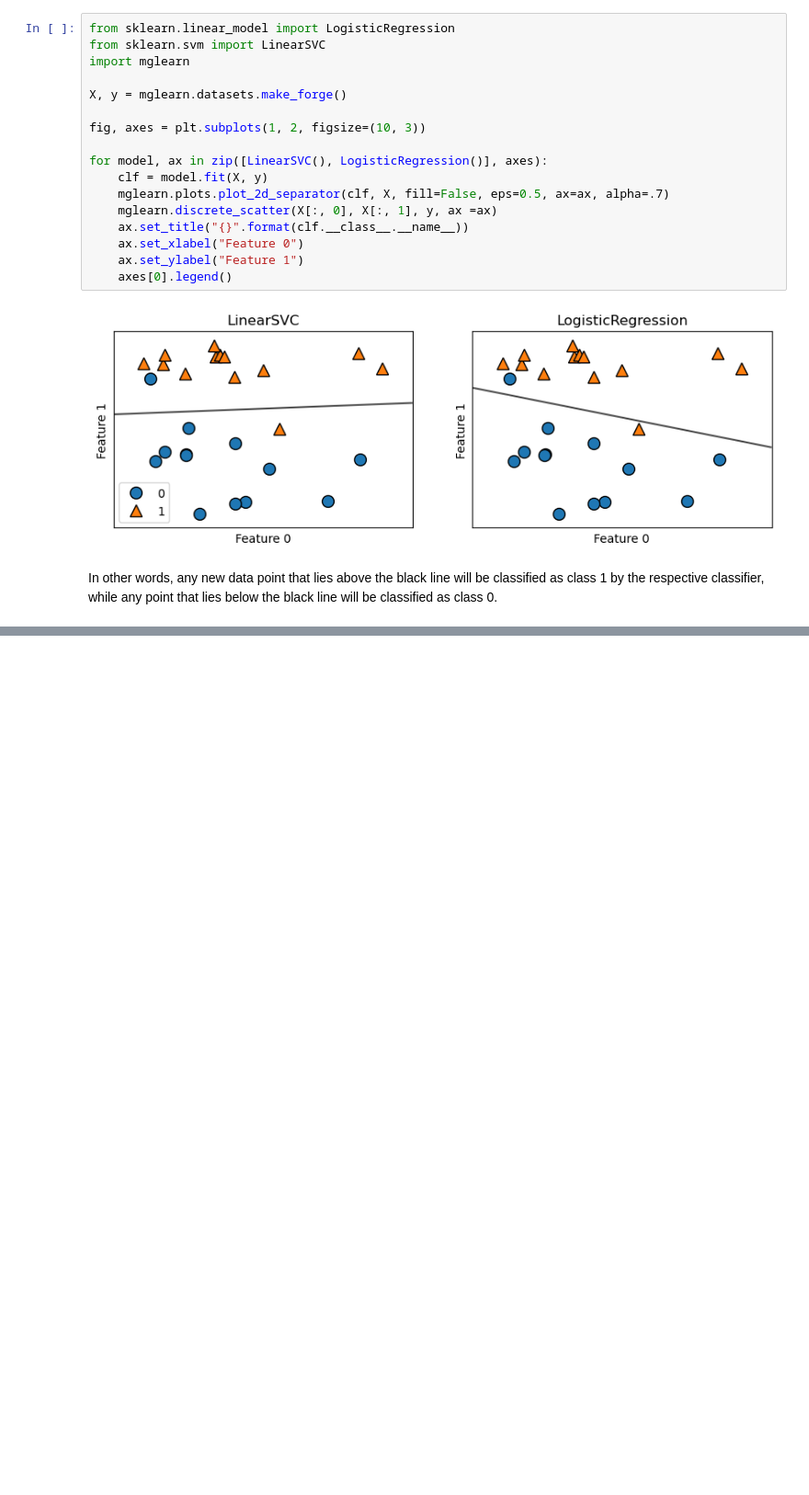
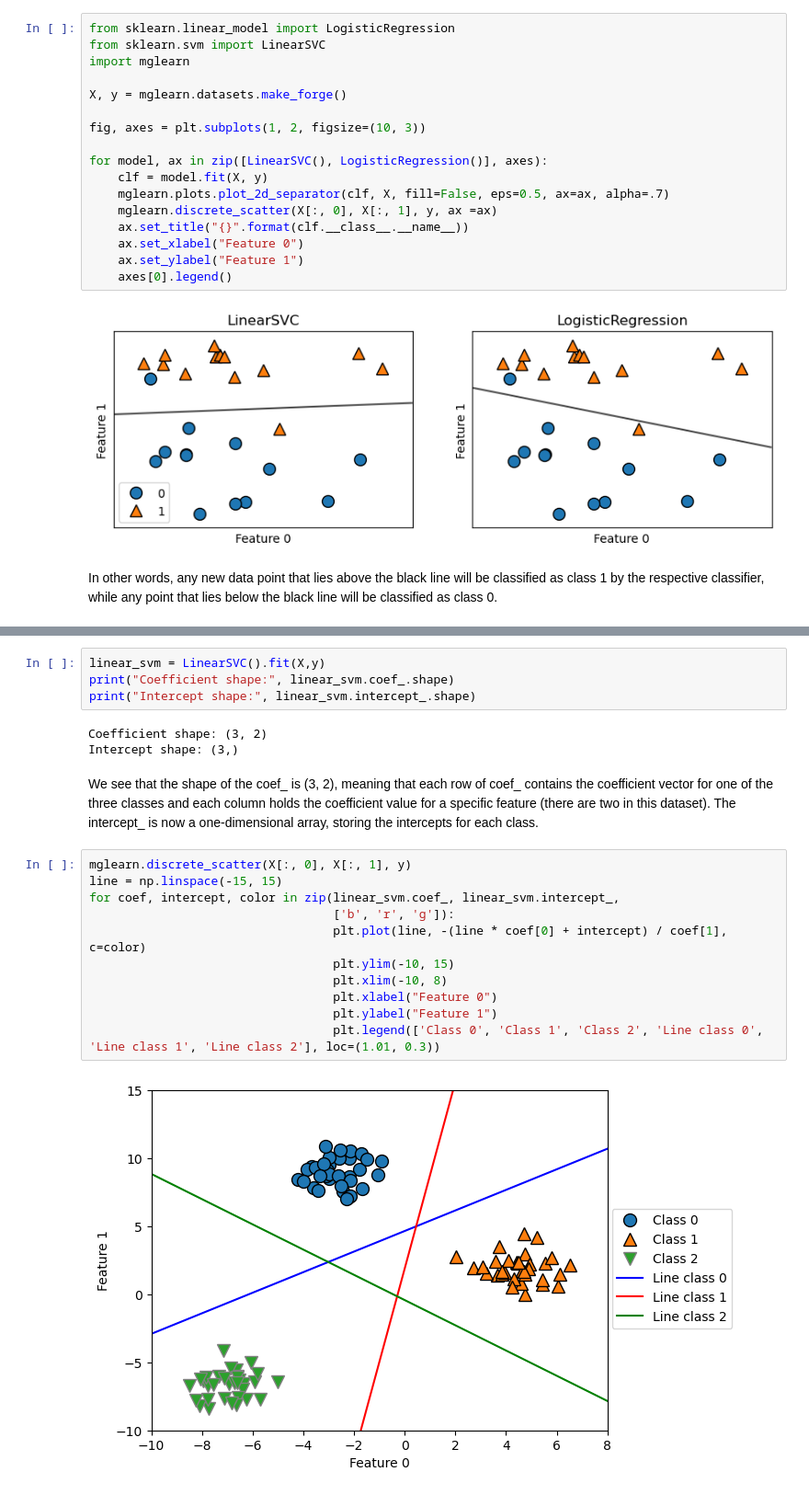
Before and after one commit to saurbina/HW1, a Jupyter notebook: week_4.ipynb, the cells around one changed output, grey strips where cells are left out. Shown: that part at 92% size. Cells and saved outputs as stored; diff of their text form; blank space fills up the shorter version.

```diff
--- a/week_4.ipynb
+++ b/week_4.ipynb
@@ -39,0 +93,22 @@ In other words, any new data point that lies above the black line will be classi
+# %%
+linear_svm = LinearSVC().fit(X,y)
+print("Coefficient shape:", linear_svm.coef_.shape)
+print("Intercept shape:", linear_svm.intercept_.shape)
+# %% [output]
+Coefficient shape: (3, 2)
+Intercept shape: (3,)
+# %% [markdown]
+We see that the shape of the coef_ is (3, 2), meaning that each row of coef_ contains the coefficient vector for one of the three classes and each column holds the coefficient value for a specific feature (there are two in this dataset). The intercept_ is now a one-dimensional array, storing the intercepts for each class.
+# %%
+mglearn.discrete_scatter(X[:, 0], X[:, 1], y)
+line = np.linspace(-15, 15)
+for coef, intercept, color in zip(linear_svm.coef_, linear_svm.intercept_,
+                                  ['b', 'r', 'g']):
+                                  plt.plot(line, -(line * coef[0] + intercept) / coef[1], c=color)
+                                  plt.ylim(-10, 15)
+                                  plt.xlim(-10, 8)
+                                  plt.xlabel("Feature 0")
+                                  plt.ylabel("Feature 1")
+                                  plt.legend(['Class 0', 'Class 1', 'Class 2', 'Line class 0', 'Line class 1', 'Line class 2'], loc=(1.01, 0.3))
+# %% [output]
+[figure, added]
```
Also changed, not shown: parts of 11 cells of this notebook.
